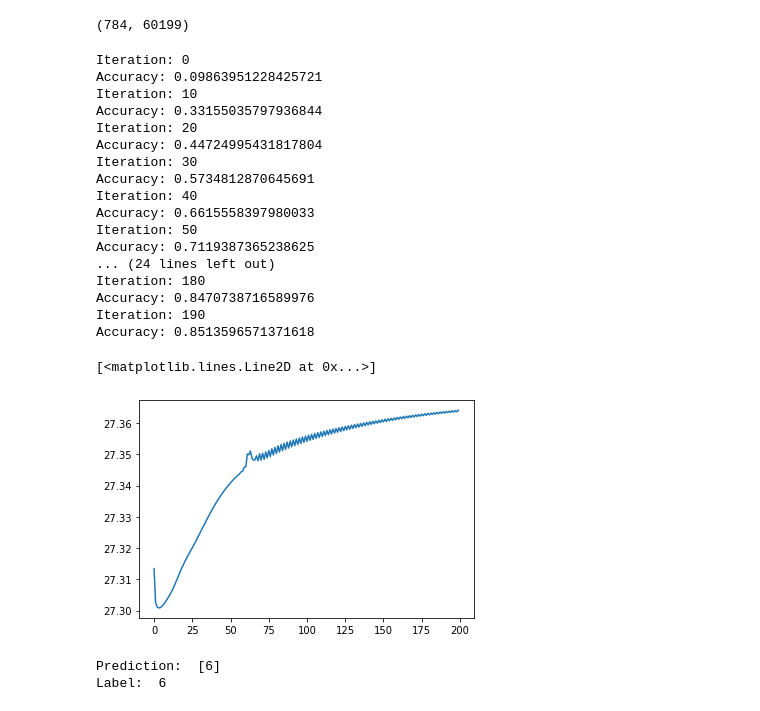
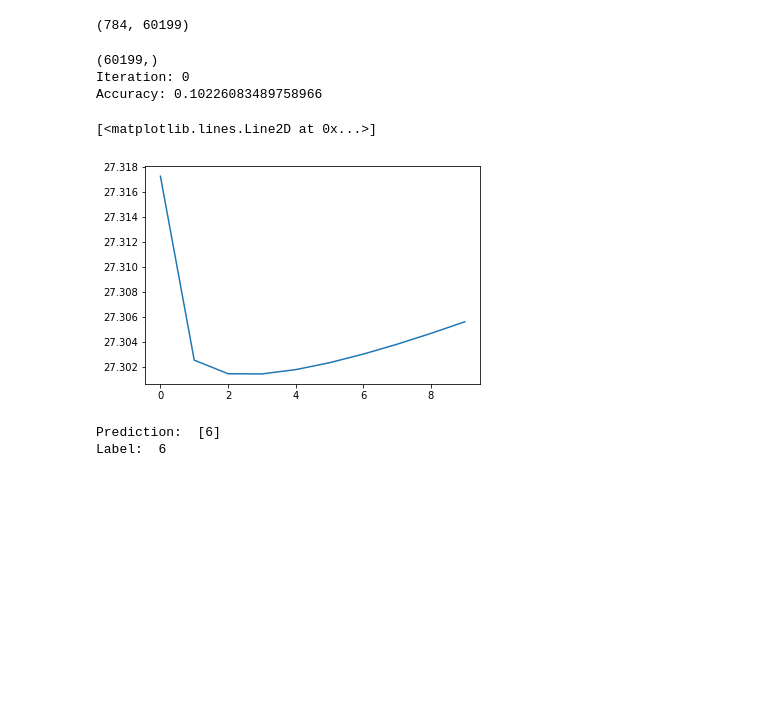
Before and after one commit to meangpu/ANN_year4term1, a Jupyter notebook: Assignment_2/FinalWork/Learning/SigmoidFunc.ipynb, the cells around one changed output. Drawn from its saved outputs; the diff is of its cells as text; code cells hidden in the pictures; blank space fills up the shorter version.

```diff
--- a/Assignment_2/meangpuPlay/SigmoidFunc.ipynb
+++ b/Assignment_2/FinalWork/Learning/SigmoidFunc.ipynb
@@ -123,28 +125,14 @@ def gradient_descent(X, Y, iterations, lr1, lr2):
 
     return w1, b1, w2, b2, losses
 # %%
-w1, b1, w2, b2, train_loss = gradient_descent(X_train, Y_train, 500, 0.35, 0.35)
+w1, b1, w2, b2, train_loss = gradient_descent(X_train, Y_train, 10, 0.35, 0.35)
 plt.plot(train_loss)
 # %% [output]
+(60199,)
 Iteration: 0
-Accuracy: 0.09863951228425721
-Iteration: 10
-Accuracy: 0.33155035797936844
-Iteration: 20
-Accuracy: 0.44724995431817804
-Iteration: 30
-Accuracy: 0.5734812870645691
-Iteration: 40
-Accuracy: 0.6615558397980033
-Iteration: 50
-Accuracy: 0.7119387365238625
-... (24 lines left out)
-Iteration: 180
-Accuracy: 0.8470738716589976
-Iteration: 190
-Accuracy: 0.8513596571371618
+Accuracy: 0.10226083489758966
 [<matplotlib.lines.Line2D at 0x...>]
-[figure, old version]
+[figure, new version]
 # %%
 def make_predictions(X, W1, b1, W2, b2):
     _, _, _, A2, _ = forward_prop(W1, b1, W2, b2, X)
```
Also changed, not shown: parts of 2 cells of this notebook, 39 other files.
